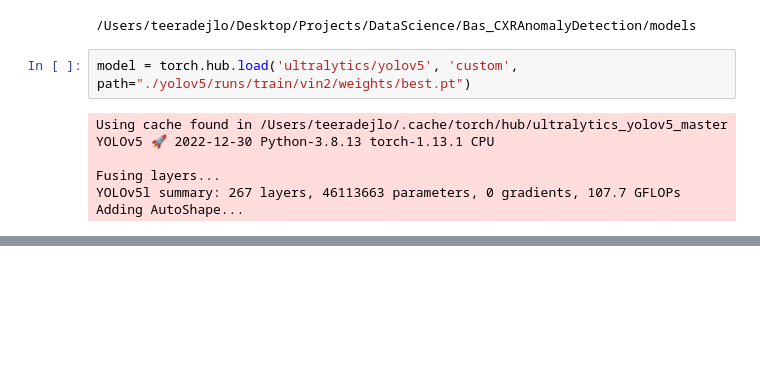
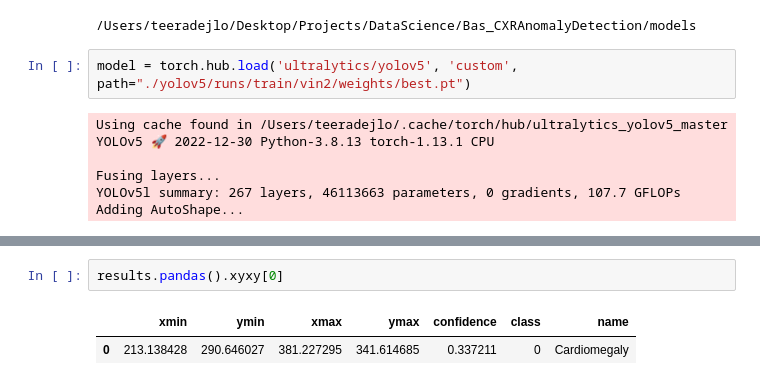
Before and after one commit to teeradejlo/cxr_anomalyDetection, a Jupyter notebook: models/model.ipynb, the cells around one changed output, grey strips where cells are left out. Cells and saved outputs as stored; diff of their text form; blank space fills up the shorter version.

```diff
--- a/models/model.ipynb
+++ b/models/model.ipynb
@@ -250,0 +324,5 @@ Adding AutoShape...
+# %%
+results.pandas().xyxy[0]
+# %% [output]
+|  | xmin | ymin | xmax | ymax | confidence | class | name |
+| 0 | 213.138428 | 290.646027 | 381.227295 | 341.614685 | 0.337211 | 0 | Cardiomegaly |
```
Also changed, not shown: parts of 10 cells of this notebook, 1 other file.
